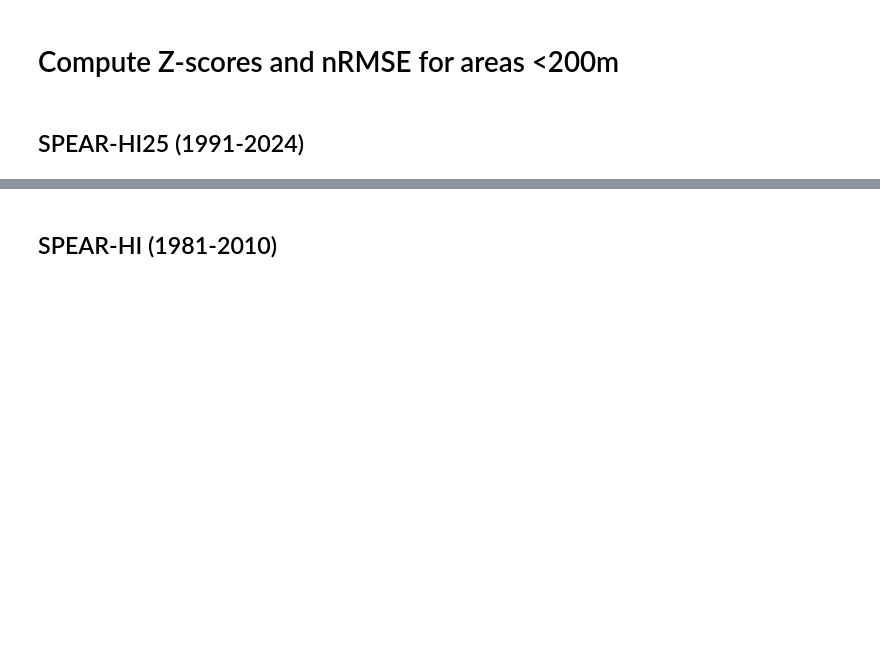
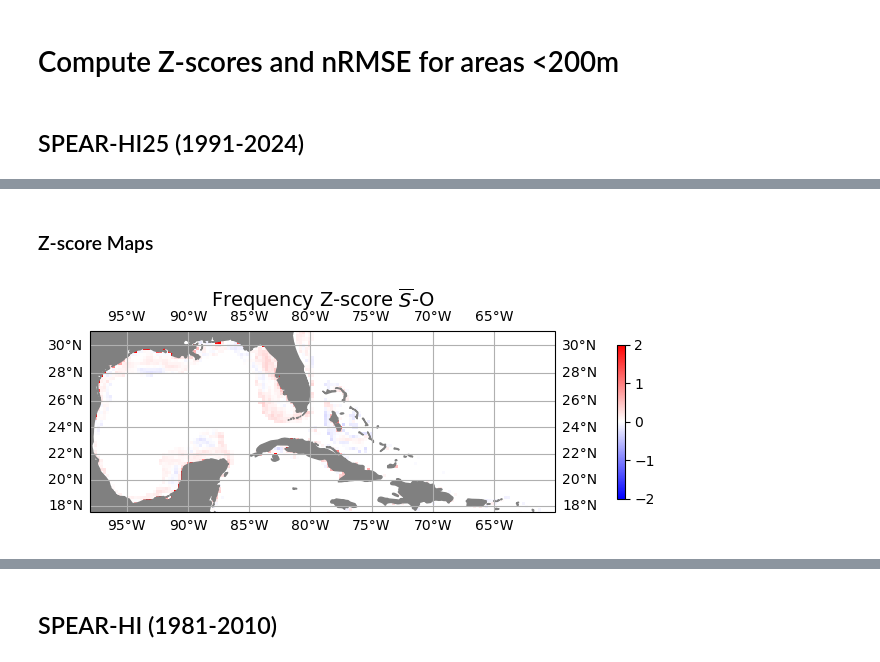
Before and after one commit to shanicetbailey/MHW-gfdl, a Jupyter notebook: 1c1_MHW-SPEAR-hi25-200m_bath.ipynb, the cells around one changed output, grey strips where cells are left out. Drawn from its saved outputs; the diff is of its cells as text; code cells hidden in the pictures; blank space fills up the shorter version.

```diff
--- a/1c1_MHW-SPEAR-hi25-200m_bath.ipynb
+++ b/1c1_MHW-SPEAR-hi25-200m_bath.ipynb
@@ -51,0 +153,49 @@ plt.tight_layout();
+# %% [markdown]
+### Z-score Maps
+# %%
+def cartopy_plot_single(da, cmap_choice, cbar_label, var_title, vmin=None, vmax=None, norm=None, quiver=True):
+    proj = ccrs.Mercator() #with Mercator you can put lat lon values.
+    fig, ax = plt.subplots(figsize=(8, 8), subplot_kw=dict(projection=proj))
+    ax.set_extent([-98, -60, 17.5, 31], crs=ccrs.PlateCarree())
+    ax.add_feature(cfeature.NaturalEarthFeature('physical', 'land', '50m',
+                                            edgecolor='face',
+                                            facecolor='0.5'))
+    # ---- infer coord names if not provided ----
+    lat_candidates = ['lat', 'latitude', 'yT', 'yh']
+    lon_candidates = ['lon', 'longitude', 'xT', 'xh']
+
+    lat_name = next((c for c in lat_candidates if c in da.coords), None)
+    lon_name = next((c for c in lon_candidates if c in da.coords), None)
+
+    if lat_name is None or lon_name is None:
+        raise ValueError(
+            f"Could not infer lat/lon coordinates. "
+            f"Found coords: {list(da.coords)}"
+        )
+
+    lats = da[lat_name]
+    lons = da[lon_name]
+
+    # ---- normalization logic ----
+    if norm is None:
+        # simple linear scaling
+        norm = colors.Normalize(vmin=vmin, vmax=vmax)
+    else:
+        # override norm limits if vmin/vmax are supplied
+        if vmin is not None:
+            norm.vmin = vmin
+        if vmax is not None:
+            norm.vmax = vmax
+    # -------------------------------------------------------------------------------
+    im = ax.pcolormesh(lons, lats, da, transform=ccrs.PlateCarree(),
+                       norm=norm, cmap=cmap_choice)
+    cb = fig.colorbar(im, ax=ax, shrink=0.25, pad=0.1)
+    cb.set_label(fr"{cbar_label}", labelpad=8, fontsize=12)
+    g1 = ax.gridlines(crs=ccrs.PlateCarree(), draw_labels=True)
+    g1.xlabels_top = False
+    g1.ylabels_right = False
+    plt.title(f'{var_title}', fontsize=14, y=1.09)
+# %%
+cartopy_plot_single(zscore_freq_oi200, 'bwr', '', r'Frequency Z-score $\overline{S}$-O', vmin=-2, vmax=2);
+# %% [output]
+[figure, added]
```
Also changed, not shown: parts of 30 cells of this notebook.
